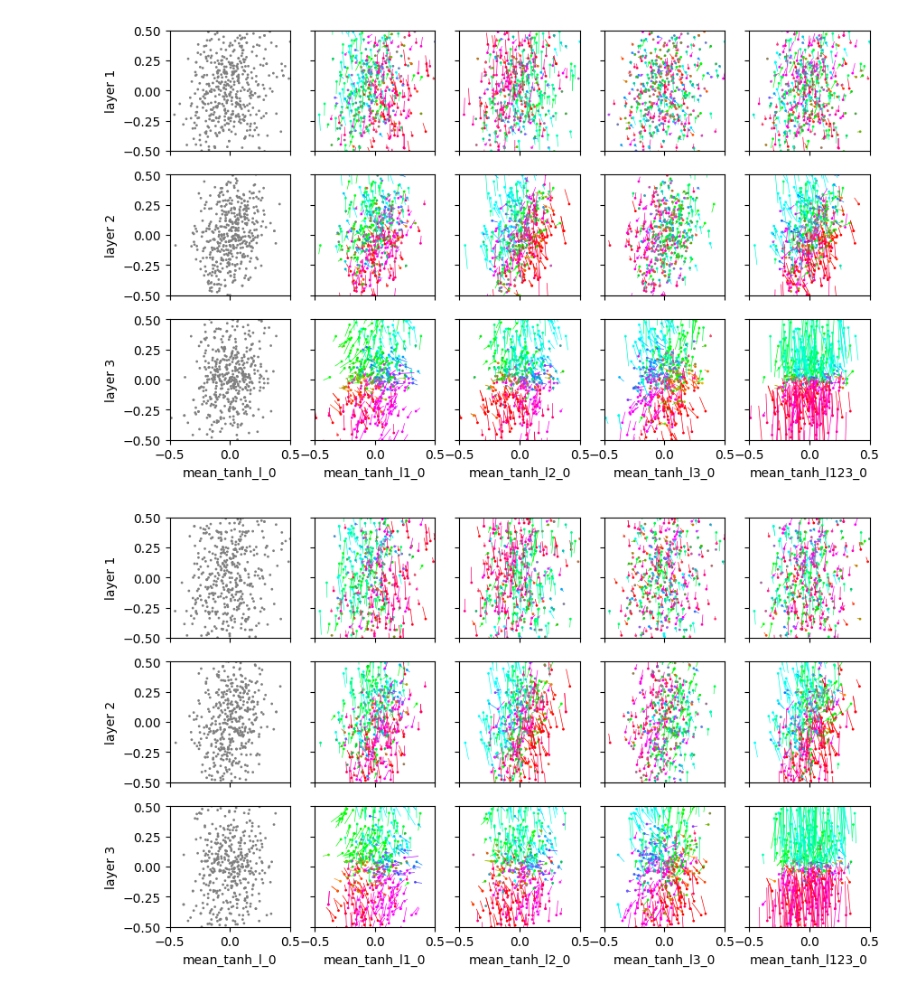
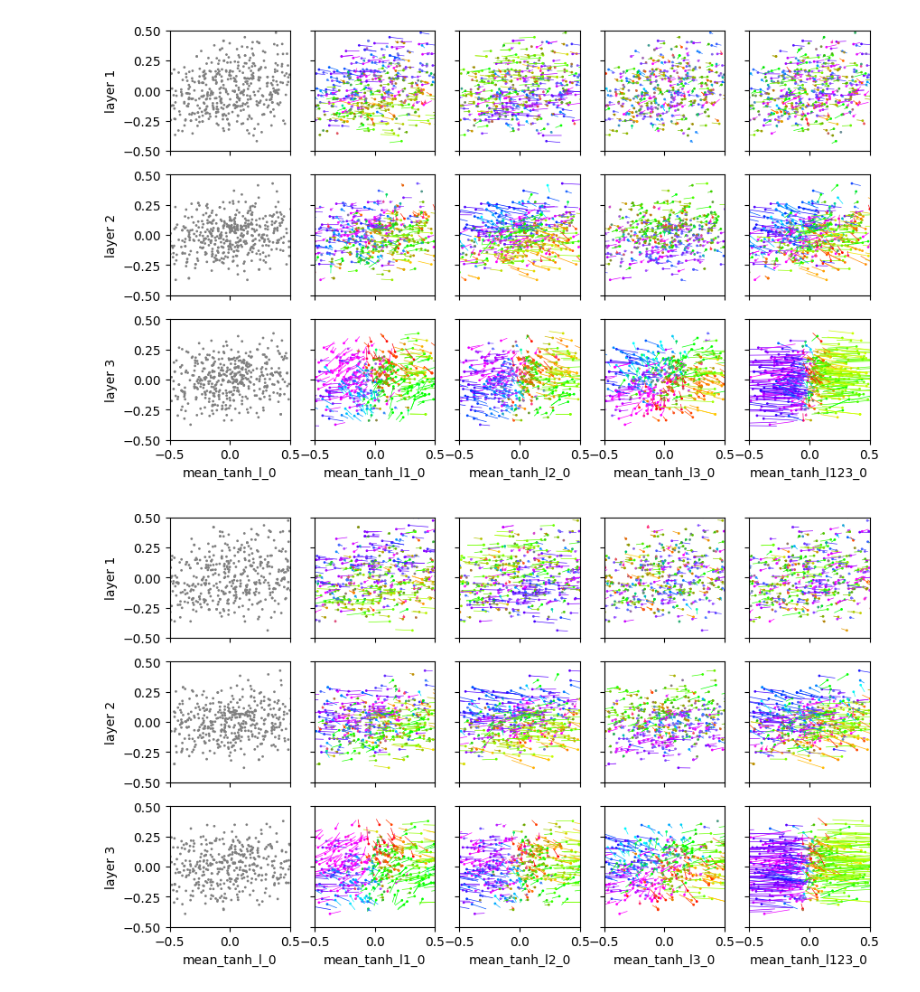
Before and after one commit to yingchenlin/kiln, a Jupyter notebook: grad.ipynb, the cells around one changed output. Saved outputs shown, nothing was run; the diff lists cells and outputs as text; code cells hidden in the pictures.

```diff
--- a/grad.ipynb
+++ b/grad.ipynb
@@ -131,8 +131,10 @@ def get_state(ckpt, i):
     return s2 / s0
 # %%
 seed = 2020883518546164801
+#act, ranges, speed = "relu", ((-.5, .5), (0, 8)), 1
+act, ranges, speed = "tanh", ((-.5, .5), (-.5, .5)), 1
 dir_path = "outputs/lyr"
-labels = [f"mean_tanh_{l}_0" for l in ("l", "l1", "l2", "l3", "l123")]
+labels = [f"mean_{act}_{l}_0" for l in ("l", "l1", "l2", "l3", "l123")]
 layers = ["layer 1", "layer 2", "layer 3"]
 epochs = [10, 20, 30, 40, 50]
 
@@ -147,14 +149,12 @@ for epoch in epochs:
     for j, label in enumerate(labels):
         s = Snapshot(dir_path, labels[0], label, epoch, seed)()
         t = Snapshot(dir_path, labels[0], labels[0], epoch, seed)()
-        rx, ry = .5, .5
-        speed = 1
         for i, layer in enumerate(layers):
             ax = axes[i][j]
-            #kx = f"{i*4+1}.weight.1t"
-            #kx = f"{i*4+2}.state.m2"
-            kx = f"{i*4+4}.state.m2"
-            ky = f"{i*4+5}.weight.t1"
+            kx = f"{i*4+5}.weight.t1"
+            ky = f"{i*4+4}.state.m2"
+            #ky = f"{i*4+1}.weight.1t"
+            #ky = f"{i*4+2}.state.m2"
             x0 = s[kx][0].flatten()[idx]
             y0 = s[ky][0].flatten()[idx]
             dx = s[kx][1].flatten()[idx] - t[kx][1].flatten()[idx]
@@ -162,8 +162,8 @@ for epoch in epochs:
             x1 = x0 + dx * speed
             y1 = y0 + dy * speed
             plot_segments(ax, x0, y0, x1, y1)
-            ax.set_xlim(-rx, rx)
-            ax.set_ylim(-ry, ry)
+            ax.set_xlim(*ranges[0])
+            ax.set_ylim(*ranges[1])
             if j == 0: ax.set_ylabel(layer)
             if i == len(layers)-1: ax.set_xlabel(label)
 # %% [output]
@@ -173,3 +173,3 @@ for epoch in epochs:
-[figure, old version]
+[figure, new version]
-[figure, old version]
+[figure, new version]
 # %%
```
Also changed, not shown: parts of 2 cells of this notebook, 2 other files.
